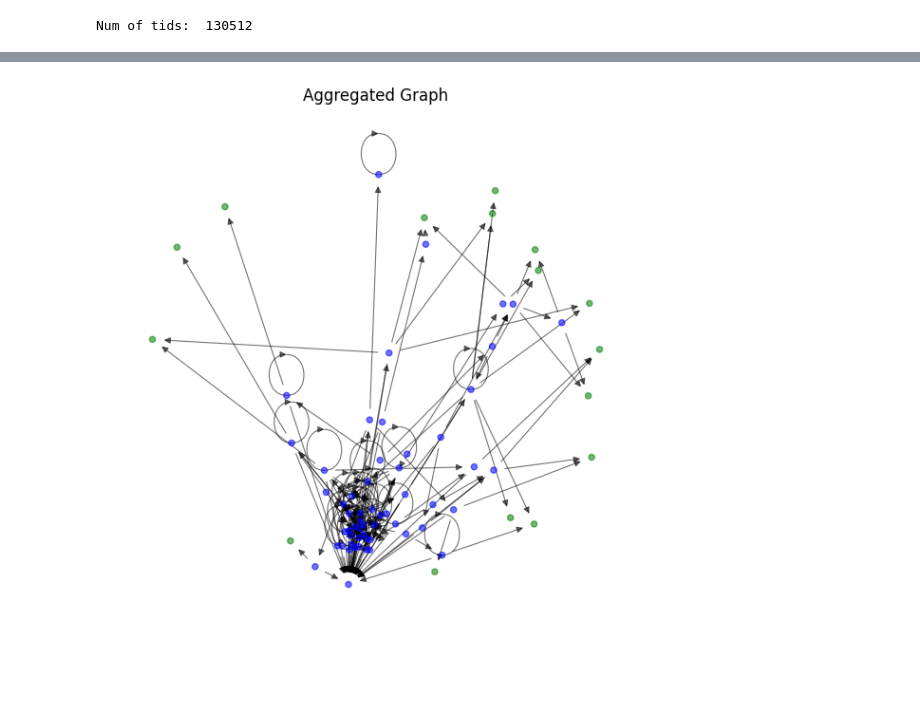
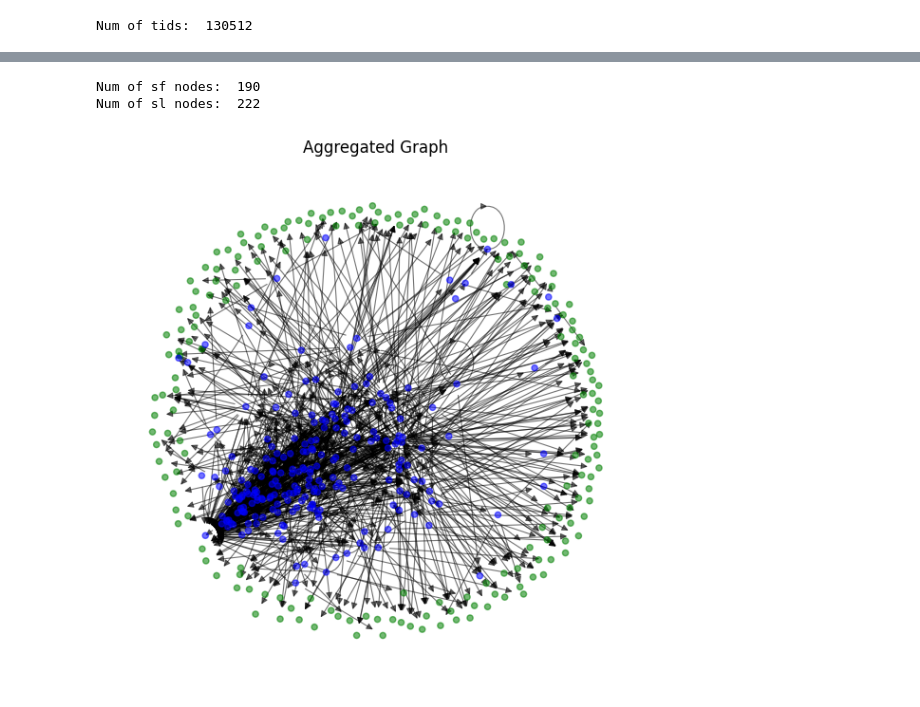
Before and after one commit to ritulS/TraceProc, a Jupyter notebook: snap_aggregation.ipynb, the cells around one changed output, grey strips where cells are left out. Cells and saved outputs as stored; diff of their text form; code cells hidden in the pictures; blank space fills up the shorter version.

```diff
--- a/snap_aggregation.ipynb
+++ b/snap_aggregation.ipynb
@@ -175,7 +190,7 @@ for i in tqdm(range(len(tids_list))):
         else:
             all_sl_nodes.append(call.dm)
     # print("len tid:", len(tid_calls))
-    if ctr == 200:
+    if ctr == 1000:
         break
 all_nodes = list(set(all_nodes))
 print("Num of nodes: ", len(all_nodes))
@@ -198,44 +213,23 @@ Num of sl nodes:  233
 # %%
 """
 SNAP Aggregation
 """
 
-# node_type_map = {}
-# for sf_node in all_sf_nodes:
-#     node_type_map[sf_node] = "db"
-# for sl_node in all_sl_nodes:
-#     node_type_map[sl_node] = "mc"
-# check = 0
-# for node in G.nodes():
-#     if node not in node_type_map:
-#         check +=1
-#         node_type_map[node] = "mc"
-# print(check)
-node_type_map = node_type_map_gen(G, all_sf_nodes, all_sl_nodes, 27)
+node_type_map = node_type_map_gen(G, all_sf_nodes, all_sl_nodes, 300)
 # Define the node attributes to aggregate on
 nx.set_node_attributes(G, node_type_map, 'type')
 node_attributes = ("type",)
 
 # Perform the snap aggregation
 Gs = nx.snap_aggregation(G, node_attributes=node_attributes)
 
-# Extract node types and assign colors
-# color_map = {
-#     "db": "green",
-#     "mc": "blue",
-#     "unknown": "gray"
-# }
-# colors = [color_map.get(Gs.nodes[node]['type'], "gray") for node in Gs.nodes()]
-colors = []
-for node in Gs.nodes():
-    n_type = Gs.nodes[node]['type']
-    if n_type[:2] == "db":
-        colors.append("green")
-    else:
-        colors.append("blue")
-
+sf_nodes, sl_nodes = sf_sl_node_extraction(Gs)
+print("Num of sf nodes: ", len(sf_nodes))
+print("Num of sl nodes: ", len(sl_nodes))
 
 # Plot the aggregated graph
-plot_agg_graphnx(Gs, colors, title="Aggregated Graph")
+plot_agg_graphnx(Gs, title="Aggregated Graph")
 # %% [output]
+Num of sf nodes:  190
+Num of sl nodes:  222
-[figure, old version]
+[figure, new version]
```
Also changed, not shown: parts of 7 cells of this notebook, 1 other file.
